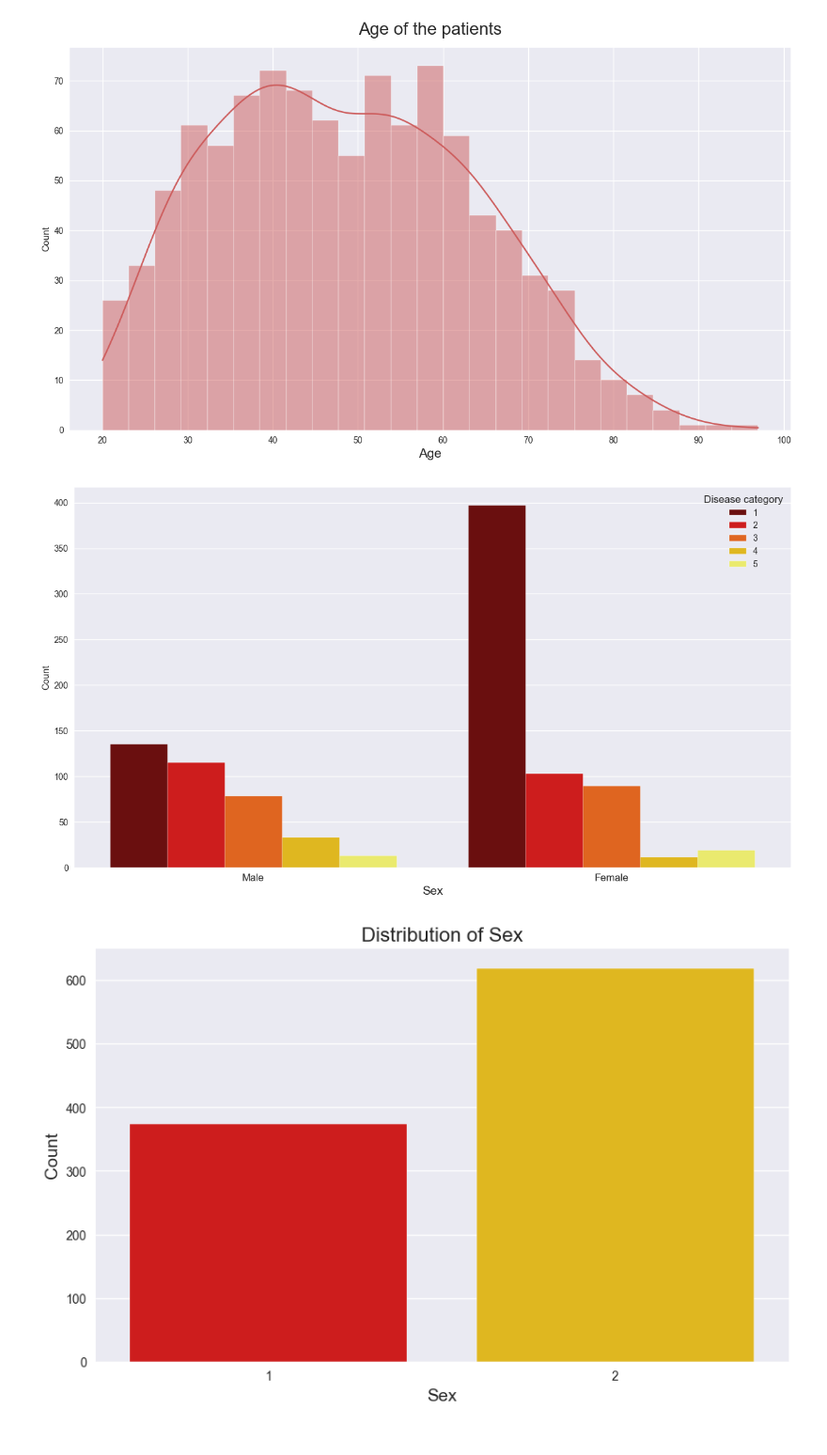
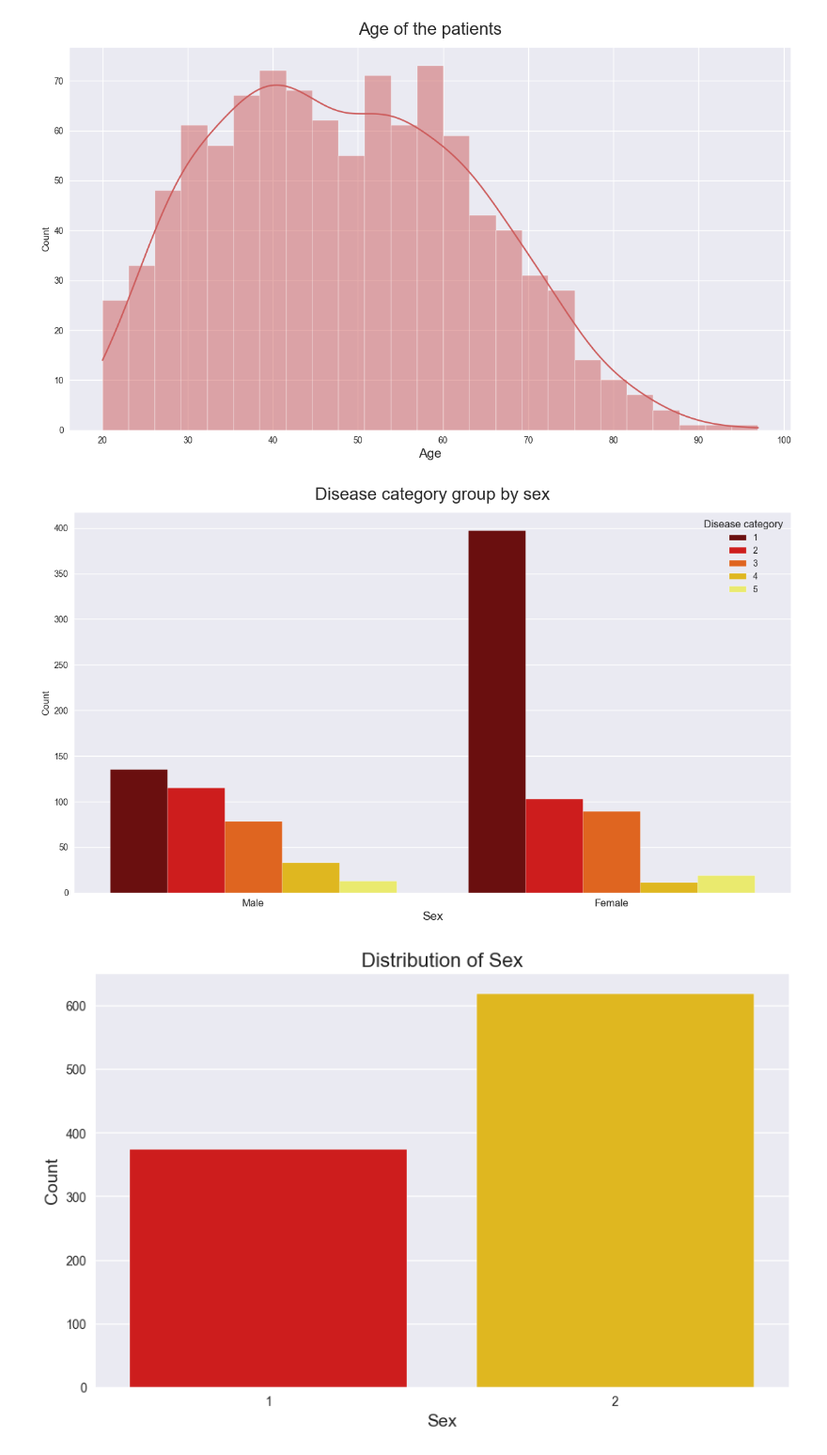
Before and after one commit to LittleFish-Coder/multimodal-pathological-voice-classification-competition, a Jupyter notebook: eda.ipynb, the cells around one changed output. Shown at 94% size. Saved outputs shown, nothing was run; the diff lists cells and outputs as text; code cells hidden in the pictures.

```diff
--- a/eda.ipynb
+++ b/eda.ipynb
@@ -175,17 +175,18 @@ Text(0.5, 0, 'Age')
 # %%
 # group by sex and disease category
 plt.style.use("seaborn")
 
 fig, ax = plt.subplots(figsize=(15, 8))
 sns.barplot(x="Sex", y="Count", hue="Disease category", data=df.groupby(["Sex", "Disease category"]).size().reset_index(name="Count"), palette="hot")
 ax.set_xlabel("Sex", fontsize=14)
 # Customize x-axis tick labels
 ax.set_xticklabels(['Male', 'Female'], fontsize=12)
 # Additional customization options can be added here
+plt.title("Disease category group by sex", fontsize=20, y=1.02)
 
 plt.show()
 # %% [output]
-[figure, old version]
+[figure, new version]
 # %%
 plt.style.use("seaborn")
 fig, ax = plt.subplots(figsize=(10, 6))
```
Also changed, not shown: parts of 5 cells of this notebook, 16 other files.
